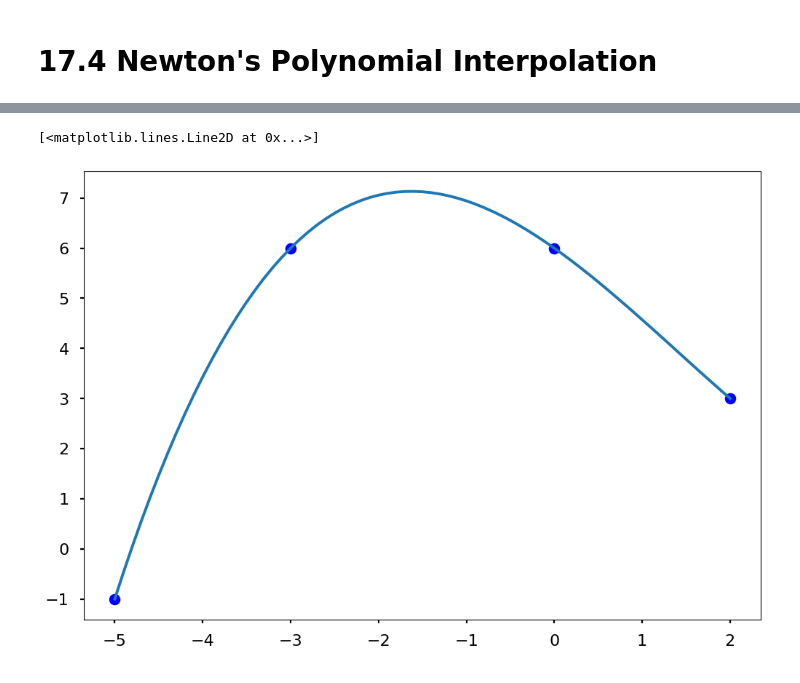
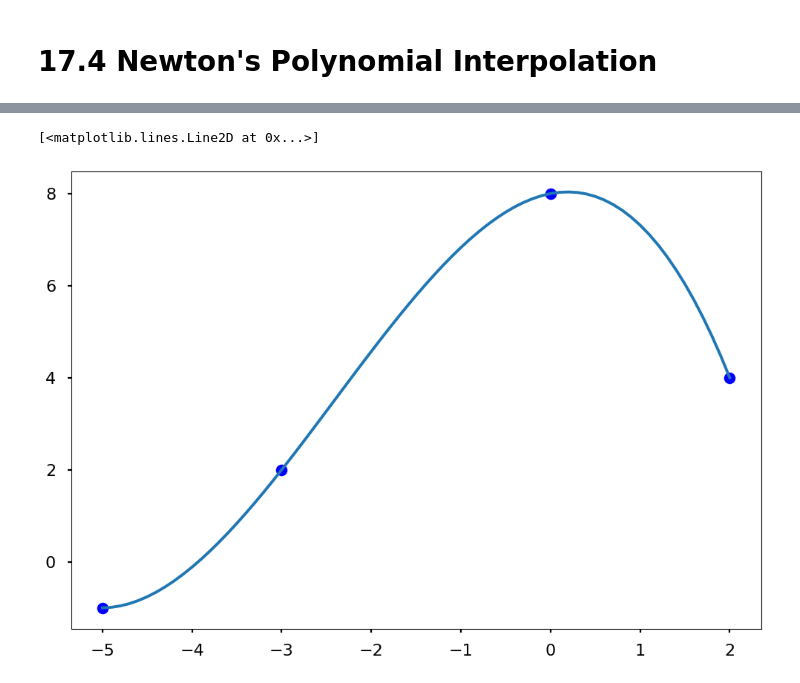
Before and after one commit to Gnome101/MAT_421, a Jupyter notebook: Homework_B.ipynb, the cells around one changed output, grey strips where cells are left out. Cells and saved outputs as stored; diff of their text form; code cells hidden in the pictures.

```diff
--- a/Homework_B.ipynb
+++ b/Homework_B.ipynb
@@ -128,17 +138,17 @@ def newton_poly(coef, x_data, x):
     return p
 # %%
 x = np.array([-5, -3, 0, 2])
-y = np.array([-1, 6, 6, 3])
-# get the divided difference coef
+y = np.array([-1, 2, 8, 4])
+# get the divided difference coefficents
 a_s = divided_diff(x, y)[0, :]
 
 # evaluate on new data points
 x_new = np.arange(-5, 2.1, .1)
 y_new = newton_poly(a_s, x, x_new)
 
 plt.figure(figsize = (12, 8))
 plt.plot(x, y, 'bo')
 plt.plot(x_new, y_new)
 # %% [output]
 [<matplotlib.lines.Line2D at 0x...>]
-[figure, old version]
+[figure, new version]
```
Also changed, not shown: parts of 2 cells of this notebook.
